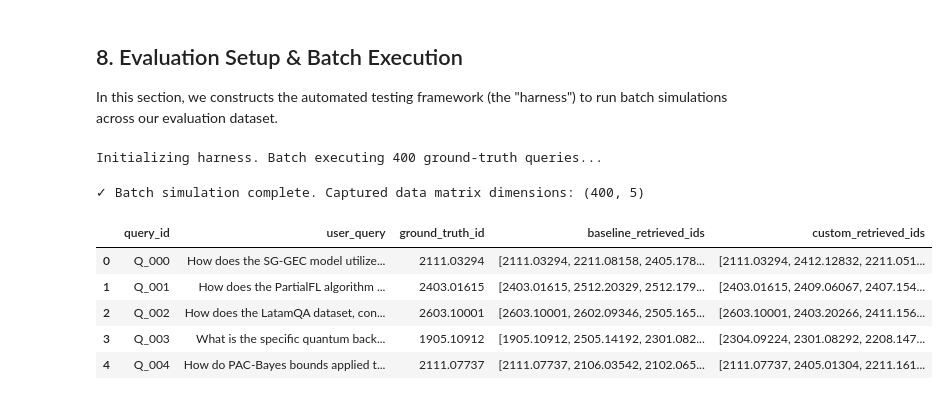
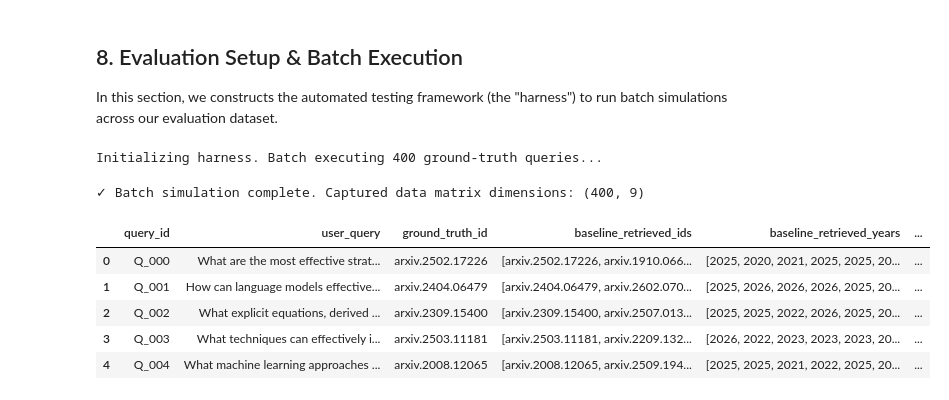
Before and after one commit to cdngouma/arxiv-rag, a Jupyter notebook: notebooks/01_prototype_rag.ipynb, the cells around one changed output. Drawn from its saved outputs; the diff is of its cells as text; code cells hidden in the pictures.

```diff
--- a/notebooks/01_prototype_rag.ipynb
+++ b/notebooks/01_prototype_rag.ipynb
@@ -196,8 +205,8 @@ def sample_data(df, year_range=None, n=50000):
         rag_df["num_tokens"] = rag_df["abstract"].str.split().str.len()
     if "year" not in rag_df.columns:
         rag_df["year"] = pd.to_datetime(rag_df["update_date"]).dt.year
-    if "source_tier" not in rag_df.columns:
-        rag_df["source_tier"] = rag_df.apply(classify_peer_review, axis=1)
+    if "is_published" not in rag_df.columns:
+        rag_df["is_published"] = rag_df.apply(compute_publication_signal, axis=1)
 
     # Calculate Statistical Token Thresholds
     mean_tokens = rag_df["num_tokens"].mean()
@@ -229,7 +238,9 @@ def sample_data(df, year_range=None, n=50000):
         .sample(frac=sampling_fraction, random_state=42)
     ).sample(n=n, random_state=42)
 
-    keep_cols = ["id", "year", "source_tier", "title", "abstract"]
+    rag_df["id"] = "arxiv." + rag_df["id"]
+
+    keep_cols = ["id", "year", "is_published", "title", "abstract"]
     return rag_df[keep_cols]
 
 # Build conditioned production subset
@@ -423,8 +452,7 @@ for idx, row in rag_df.iterrows():
             "id": row["id"],
             "title": row["title"],
             "year": int(row["year"]),
-            "source_tier_label": row["source_tier"],
-            "source_tier_score": TIER_MAP[row["source_tier"]]
+            "is_published": int(row["is_published"])
         }
     )
     hydrated_documents.append(doc)
@@ -487,0 +506,4 @@ $$FinalScore = (0.60 \times VectorScore) + (0.25 \times RecencyScore) + (0.15 \t
+# %%
+# Load previously saved eval_df
+eval_df = pd.read_parquet("../data/processed/arxiv_eval_dataset.parquet")
+eval_df.head()
@@ -488,8 +529,8 @@ $$FinalScore = (0.60 \times VectorScore) + (0.25 \times RecencyScore) + (0.15 \t
 # %%
 # Pipeline Hyperparameters
 RAG_MODEL = "gemma4:e4b"
-K_OVERSAMPLE = 10
-TOP_N_CONTEXT = 5
+K_OVERSAMPLE = 30
+TOP_N_CONTEXT = 10
 
 # Scoring weights (Must sum to 1.0)
 W_VECTOR = 0.8
@@ -533,8 +574,7 @@ def rag_retrieve(query):
         year_clamped = max(MIN_YEAR, min(int(meta["year"]), MAX_YEAR))
         recency_score = (year_clamped - MIN_YEAR) / (MAX_YEAR - MIN_YEAR)
 
-        # Calculate Tier Score based on our ordinal scale (0, 1, 2) normalized to [0, 1]
-        tier_score = meta["source_tier_score"] / 2.0
+        tier_score = meta["is_published"]
 
         # Compute the final multi-variable score
         final_score = (W_VECTOR * vector_score) + (W_RECENCY * recency_score) + (W_TIER * tier_score)
@@ -565,7 +605,7 @@ def rag_generate(query, top_docs):
         "2. Absolute Ban on Document Meta-Language: Never use phrases like 'Based on the provided documents', "
         "'According to the text', 'the context mentions', or 'the documents state'. Speak about the scientific facts "
         "directly as established truths.\n"
-        "3. Append your citation IDs (e.g., [ref.xxxx.xxxx]) smoothly at the end of clauses or sentences "
+        "3. Append your citation IDs (e.g., [arxiv.xxxx.xxxx]) smoothly at the end of clauses or sentences "
         "to validate your factual claims.\n\n"
         f"--- CONTEXT ---\n{formatted_context}"
     )
@@ -621,39 +652,47 @@ def run_evaluation_harness(eval_df, top_n=5):
         target_id = row['ground_truth_id']
 
         # 1. Raw FAISS Vector Search
         # Bypasses oversampling and metadata weights completely
         baseline_docs = vector_db.similarity_search(query, k=top_n)
         baseline_ids = [doc.metadata['id'] for doc in baseline_docs]
+        baseline_years = [doc.metadata['year'] for doc in baseline_docs]
+        baseline_is_published = [doc.metadata['is_published'] for doc in baseline_docs]
 
         # 2. Custom Re-ranked Pipeline
         # Leverages two-steps retrieval
         custom_docs = rag_retrieve(query)  # Returns our optimized TOP_N_CONTEXT papers
         custom_ids = [doc.metadata['id'] for doc in custom_docs]
+        custom_years = [doc.metadata['year'] for doc in custom_docs]
+        custom_is_published = [doc.metadata['is_published'] for doc in custom_docs]
 
         evaluation_log.append({
             "query_id": f"Q_{idx:03d}",
             "user_query": query,
             "ground_truth_id": target_id,
             "baseline_retrieved_ids": baseline_ids,
-            "custom_retrieved_ids": custom_ids
+            "baseline_retrieved_years": baseline_years,
+            "baseline_retrieved_is_published": baseline_is_published,
+            "custom_retrieved_ids": custom_ids,
+            "custom_retrieved_years": custom_years,
+            "custom_retrieved_is_published": custom_is_published,
         })
 
     # Convert tracked results into a structured DataFrame for analysis
     results_df = pd.DataFrame(evaluation_log)
     print(f"✓ Batch simulation complete. Captured data matrix dimensions: {results_df.shape}")
     return results_df
 
 # Execute the testing rig
 eval_results_df = run_evaluation_harness(eval_df, top_n=TOP_N_CONTEXT)
 # Preview the raw evaluation dataset
 eval_results_df.head()
 # %% [output]
 Initializing harness. Batch executing 400 ground-truth queries...
-✓ Batch simulation complete. Captured data matrix dimensions: (400, 5)
+✓ Batch simulation complete. Captured data matrix dimensions: (400, 9)
-|  | query_id | user_query | ground_truth_id | baseline_retrieved_ids | custom_retrieved_ids |
-| 0 | Q_000 | How does the SG-GEC model utilize... | 2111.03294 | [2111.03294, 2211.08158, 2405.178... | [2111.03294, 2412.12832, 2211.051... |
-| 1 | Q_001 | How does the PartialFL algorithm ... | 2403.01615 | [2403.01615, 2512.20329, 2512.179... | [2403.01615, 2409.06067, 2407.154... |
-| 2 | Q_002 | How does the LatamQA dataset, con... | 2603.10001 | [2603.10001, 2602.09346, 2505.165... | [2603.10001, 2403.20266, 2411.156... |
-| 3 | Q_003 | What is the specific quantum back... | 1905.10912 | [1905.10912, 2505.14192, 2301.082... | [2304.09224, 2301.08292, 2208.147... |
-| 4 | Q_004 | How do PAC-Bayes bounds applied t... | 2111.07737 | [2111.07737, 2106.03542, 2102.065... | [2111.07737, 2405.01304, 2211.161... |
+|  | query_id | user_query | ground_truth_id | baseline_retrieved_ids | baseline_retrieved_years | ... |
+| 0 | Q_000 | What are the most effective strat... | arxiv.2502.17226 | [arxiv.2502.17226, arxiv.1910.066... | [2025, 2020, 2021, 2025, 2025, 20... | ... |
+| 1 | Q_001 | How can language models effective... | arxiv.2404.06479 | [arxiv.2404.06479, arxiv.2602.070... | [2025, 2026, 2026, 2026, 2025, 20... | ... |
+| 2 | Q_002 | What explicit equations, derived ... | arxiv.2309.15400 | [arxiv.2309.15400, arxiv.2507.013... | [2025, 2025, 2022, 2026, 2025, 20... | ... |
+| 3 | Q_003 | What techniques can effectively i... | arxiv.2503.11181 | [arxiv.2503.11181, arxiv.2209.132... | [2026, 2022, 2023, 2023, 2023, 20... | ... |
+| 4 | Q_004 | What machine learning approaches ... | arxiv.2008.12065 | [arxiv.2008.12065, arxiv.2509.194... | [2025, 2025, 2021, 2022, 2025, 20... | ... |
 # %% [markdown]
```
Also changed, not shown: parts of 28 cells of this notebook.
